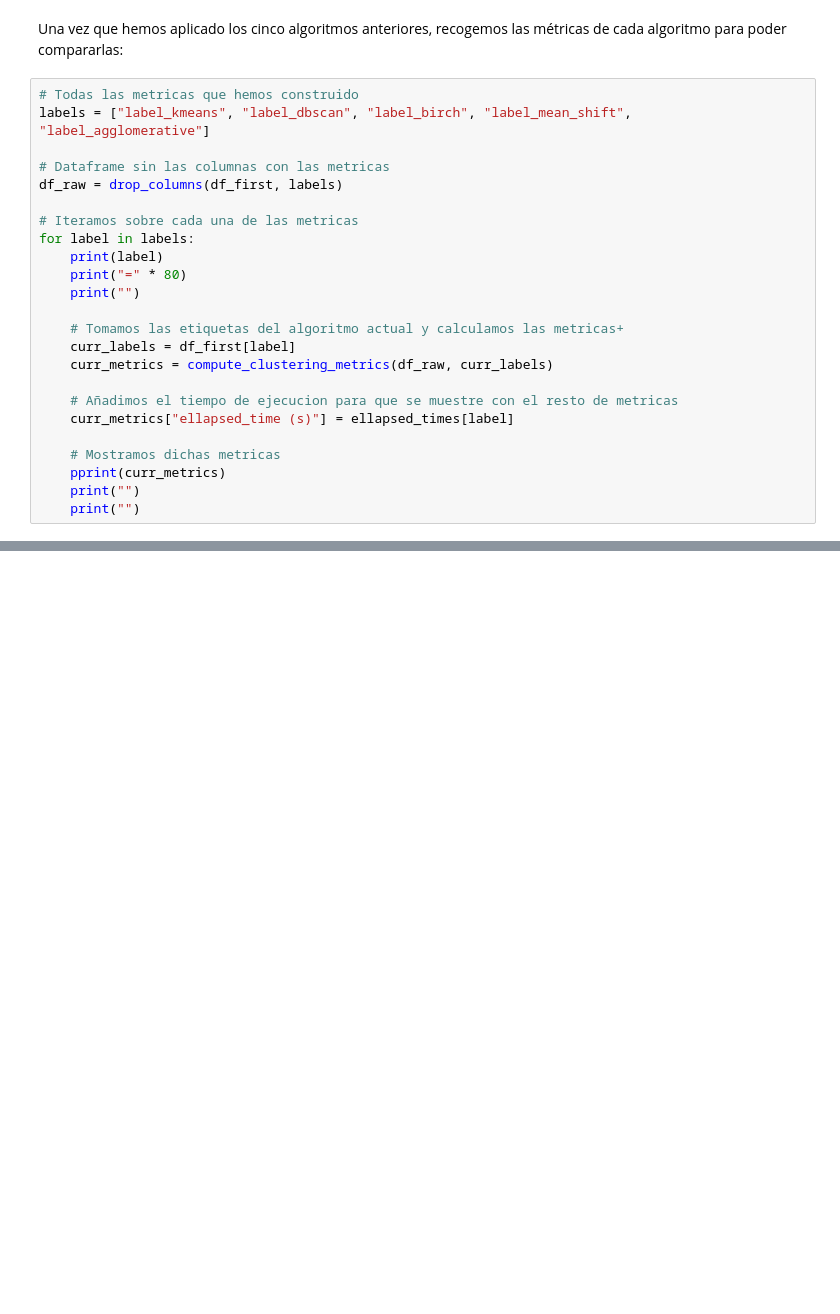
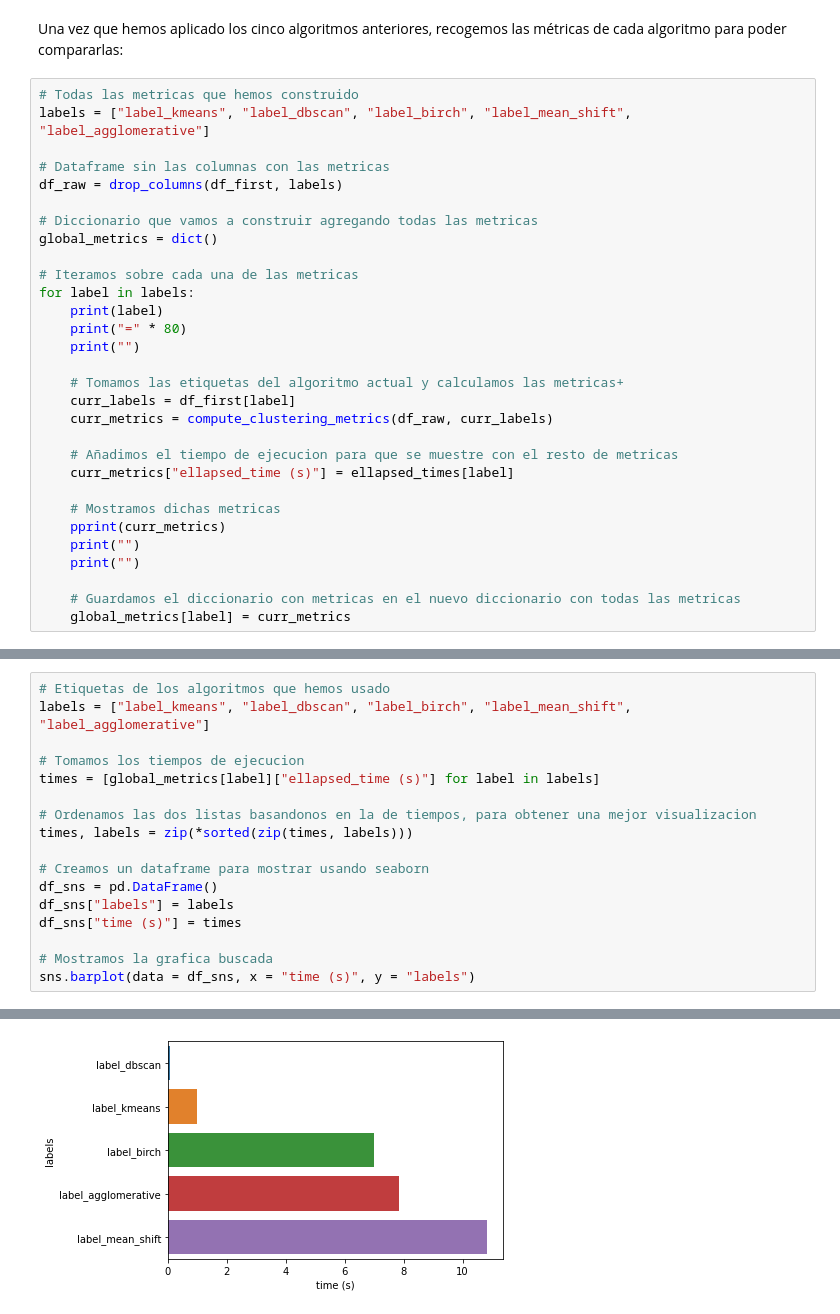
Before and after one commit to SergioQuijanoRey/PracticasInteligenciaNegocio, a Jupyter notebook: Práctica 2/Casos de estudio.ipynb, the cells around one changed output, grey strips where cells are left out. Saved outputs shown, nothing was run; the diff lists cells and outputs as text; blank space fills up the shorter version.

Commit message:
feat: añado una grafica con los tiempos de ejecucion de los algoritmos

```diff
--- a/Práctica 2/Casos de estudio.ipynb
+++ b/Práctica 2/Casos de estudio.ipynb
@@ -589,6 +589,9 @@ labels = ["label_kmeans", "label_dbscan", "label_birch", "label_mean_shift", "la
 
 # Dataframe sin las columnas con las metricas
 df_raw = drop_columns(df_first, labels)
+
+# Diccionario que vamos a construir agregando todas las metricas
+global_metrics = dict()
 
 # Iteramos sobre cada una de las metricas
 for label in labels:
@@ -607,6 +610,9 @@ for label in labels:
     pprint(curr_metrics)
     print("")
     print("")
+
+    # Guardamos el diccionario con metricas en el nuevo diccionario con todas las metricas
+    global_metrics[label] = curr_metrics
 # %% [output]
 label_kmeans
 ================================================================================
@@ -627,0 +638,18 @@ label_kmeans
+# %%
+# Etiquetas de los algoritmos que hemos usado
+labels = ["label_kmeans", "label_dbscan", "label_birch", "label_mean_shift", "label_agglomerative"]
+
+# Tomamos los tiempos de ejecucion
+times = [global_metrics[label]["ellapsed_time (s)"] for label in labels]
+
+# Ordenamos las dos listas basandonos en la de tiempos, para obtener una mejor visualizacion
+times, labels = zip(*sorted(zip(times, labels)))
+
+# Creamos un dataframe para mostrar usando seaborn
+df_sns = pd.DataFrame()
+df_sns["labels"] = labels
+df_sns["time (s)"] = times
+
+# Mostramos la grafica buscada
+sns.barplot(data = df_sns, x = "time (s)", y = "labels")
+# %% [output]
@@ -627,0 +657 @@ label_kmeans
+[figure, added]
```
Also changed, not shown: parts of 4 cells of this notebook.
